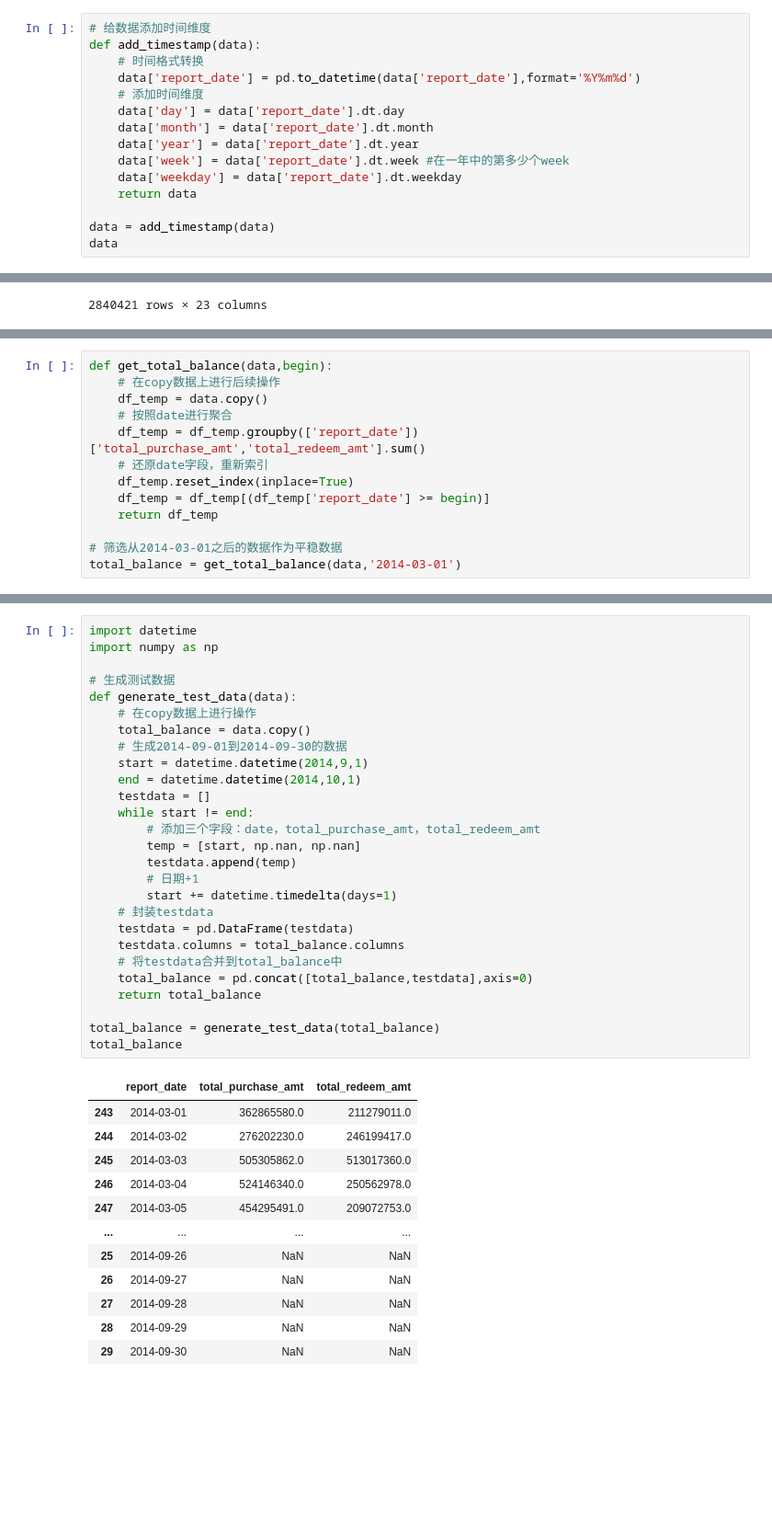
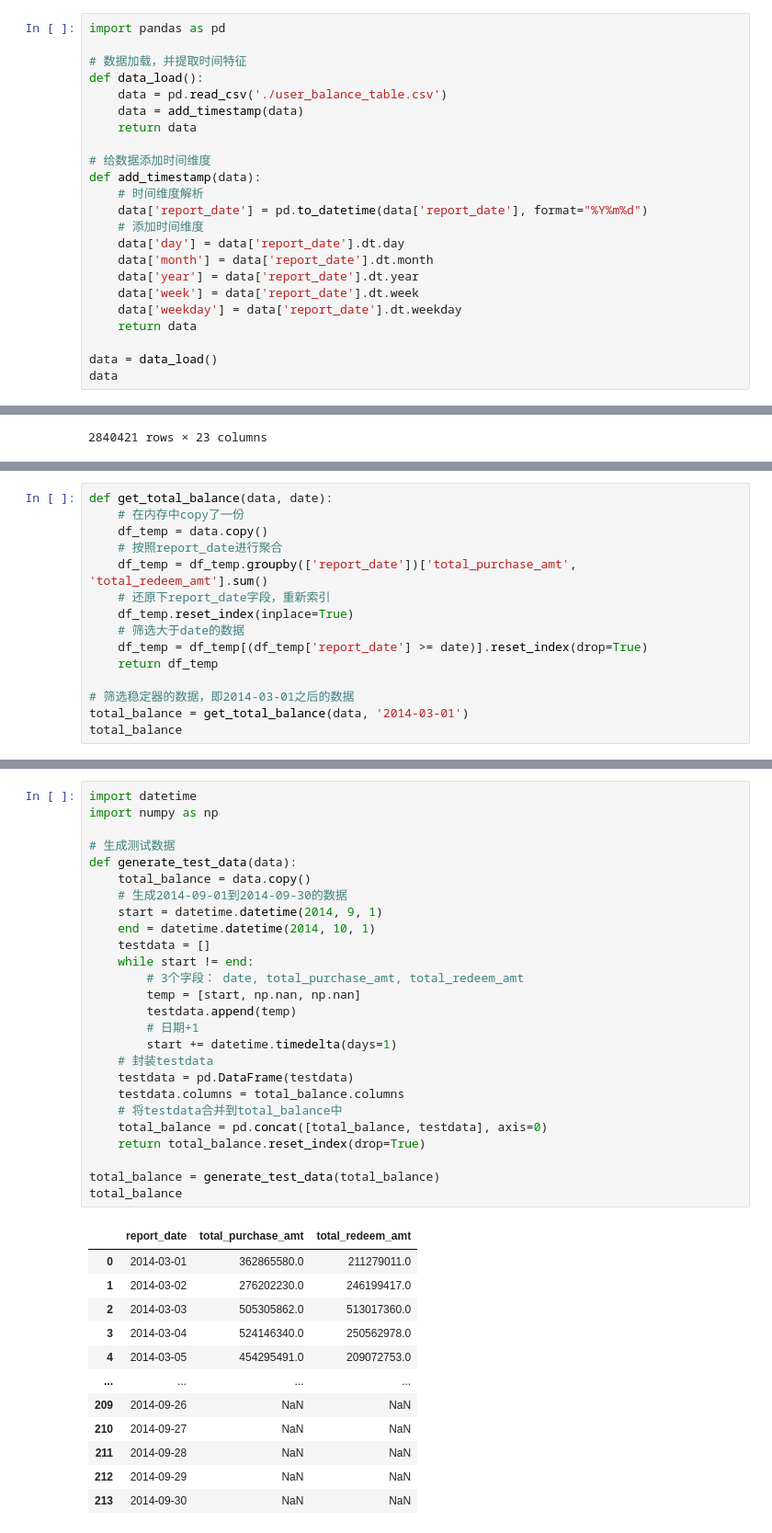
Before and after one commit to steven140811/Git_work, a Jupyter notebook: Capital_inflow_and_outflow_forecast/Work_commit/Chapter_3_work/Rule_Base_Purchase_Redeem.ipynb, the cells around one changed output, grey strips where cells are left out. Shown at 92% size. Saved outputs shown, nothing was run; the diff lists cells and outputs as text; blank space fills up the shorter version.

```diff
--- a/Capital_inflow_and_outflow_forecast/Work_commit/Chapter_3_work/Rule_Base_Purchase_Redeem.ipynb
+++ b/Capital_inflow_and_outflow_forecast/Work_commit/Chapter_3_work/Rule_Base_Purchase_Redeem.ipynb
@@ -45,17 +1,25 @@ memory usage: 390.1 MB
 # %%
+import pandas as pd
+
+# 数据加载，并提取时间特征
+def data_load():
+    data = pd.read_csv('./user_balance_table.csv')
+    data = add_timestamp(data)
+    return data
+
 # 给数据添加时间维度
 def add_timestamp(data):
-    # 时间格式转换
-    data['report_date'] = pd.to_datetime(data['report_date'],format='%Y%m%d')
+    # 时间维度解析
+    data['report_date'] = pd.to_datetime(data['report_date'], format="%Y%m%d")
     # 添加时间维度
     data['day'] = data['report_date'].dt.day
     data['month'] = data['report_date'].dt.month
     data['year'] = data['report_date'].dt.year
-    data['week'] = data['report_date'].dt.week #在一年中的第多少个week
+    data['week'] = data['report_date'].dt.week
     data['weekday'] = data['report_date'].dt.weekday
     return data
 
-data = add_timestamp(data)
+data = data_load()
 data
 # %% [output]
 |  | user_id | report_date | tBalance | yBalance | total_purchase_amt | direct_purchase_amt | purchase_bal_amt | ... |
@@ -85,13 +50,15 @@ Name: weekday, dtype: int64
 # %%
-def get_total_balance(data,begin):
-    # 在copy数据上进行后续操作
+def get_total_balance(data, date):
+    # 在内存中copy了一份
     df_temp = data.copy()
-    # 按照date进行聚合
-    df_temp = df_temp.groupby(['report_date'])['total_purchase_amt','total_redeem_amt'].sum()
-    # 还原date字段，重新索引
+    # 按照report_date进行聚合
+    df_temp = df_temp.groupby(['report_date'])['total_purchase_amt', 'total_redeem_amt'].sum()
+    # 还原下report_date字段，重新索引
     df_temp.reset_index(inplace=True)
-    df_temp = df_temp[(df_temp['report_date'] >= begin)]
+    # 筛选大于date的数据
+    df_temp = df_temp[(df_temp['report_date'] >= date)].reset_index(drop=True)
     return df_temp
 
-# 筛选从2014-03-01之后的数据作为平稳数据
-total_balance = get_total_balance(data,'2014-03-01')
+# 筛选稳定器的数据，即2014-03-01之后的数据
+total_balance = get_total_balance(data, '2014-03-01')
+total_balance
@@ -114,43 +79,42 @@ total_balance
 # %%
 import datetime
 import numpy as np
 
 # 生成测试数据
 def generate_test_data(data):
-    # 在copy数据上进行操作
     total_balance = data.copy()
     # 生成2014-09-01到2014-09-30的数据
-    start = datetime.datetime(2014,9,1)
-    end = datetime.datetime(2014,10,1)
+    start = datetime.datetime(2014, 9, 1)
+    end = datetime.datetime(2014, 10, 1)
     testdata = []
     while start != end:
-        # 添加三个字段：date，total_purchase_amt，total_redeem_amt
+        # 3个字段： date, total_purchase_amt, total_redeem_amt
         temp = [start, np.nan, np.nan]
         testdata.append(temp)
         # 日期+1
         start += datetime.timedelta(days=1)
     # 封装testdata
     testdata = pd.DataFrame(testdata)
     testdata.columns = total_balance.columns
     # 将testdata合并到total_balance中
-    total_balance = pd.concat([total_balance,testdata],axis=0)
-    return total_balance
+    total_balance = pd.concat([total_balance, testdata], axis=0)
+    return total_balance.reset_index(drop=True)
 
 total_balance = generate_test_data(total_balance)
 total_balance
 # %% [output]
 |  | report_date | total_purchase_amt | total_redeem_amt |
-| 243 | 2014-03-01 | 362865580.0 | 211279011.0 |
-| 244 | 2014-03-02 | 276202230.0 | 246199417.0 |
-| 245 | 2014-03-03 | 505305862.0 | 513017360.0 |
-| 246 | 2014-03-04 | 524146340.0 | 250562978.0 |
-| 247 | 2014-03-05 | 454295491.0 | 209072753.0 |
+| 0 | 2014-03-01 | 362865580.0 | 211279011.0 |
+| 1 | 2014-03-02 | 276202230.0 | 246199417.0 |
+| 2 | 2014-03-03 | 505305862.0 | 513017360.0 |
+| 3 | 2014-03-04 | 524146340.0 | 250562978.0 |
+| 4 | 2014-03-05 | 454295491.0 | 209072753.0 |
 | ... | ... | ... | ... |
-| 25 | 2014-09-26 | NaN | NaN |
-| 26 | 2014-09-27 | NaN | NaN |
-| 27 | 2014-09-28 | NaN | NaN |
-| 28 | 2014-09-29 | NaN | NaN |
-| 29 | 2014-09-30 | NaN | NaN |
+| 209 | 2014-09-26 | NaN | NaN |
+| 210 | 2014-09-27 | NaN | NaN |
+| 211 | 2014-09-28 | NaN | NaN |
+| 212 | 2014-09-29 | NaN | NaN |
+| 213 | 2014-09-30 | NaN | NaN |
 214 rows × 3 columns
 # %%
 # 对total_balance添加时间维度
```
Also changed, not shown: parts of 57 cells of this notebook.
